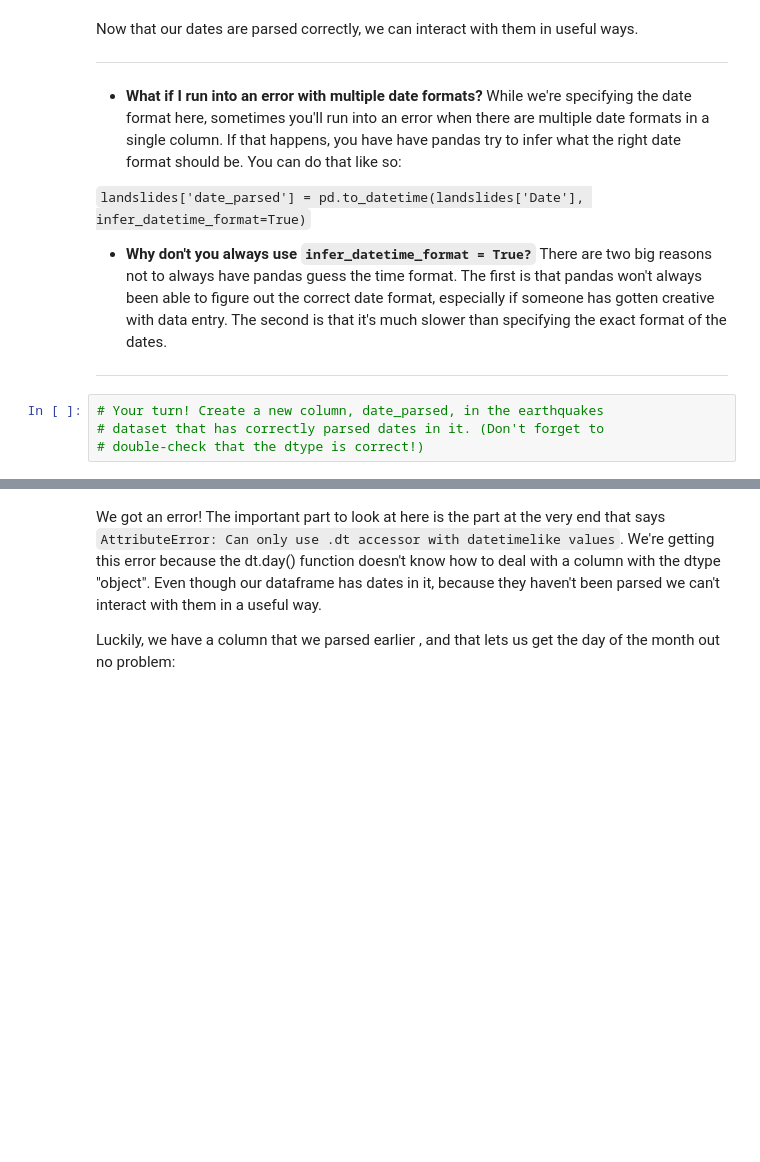
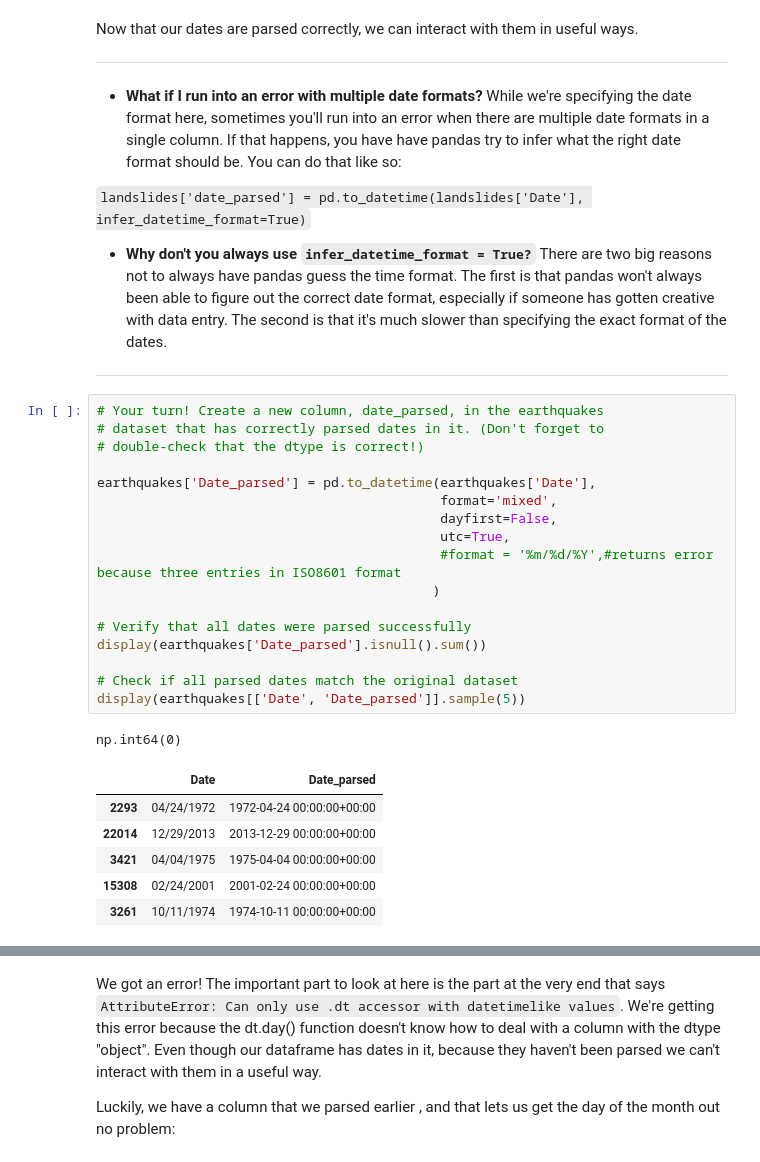
Before and after one commit to jgp-13/kaggle-data-cleaning-challenge, a Jupyter notebook: notebooks/nb3-data-cleaning-challenge-parsing-dates.ipynb, the cells around one changed output, grey strips where cells are left out. Drawn from its saved outputs; the diff is of its cells as text; blank space fills up the shorter version.

```diff
--- a/notebooks/nb3-data-cleaning-challenge-parsing-dates.ipynb
+++ b/notebooks/nb3-data-cleaning-challenge-parsing-dates.ipynb
@@ -102,4 +150,25 @@ ____
 # %%
 # Your turn! Create a new column, date_parsed, in the earthquakes
 # dataset that has correctly parsed dates in it. (Don't forget to
 # double-check that the dtype is correct!)
+
+earthquakes['Date_parsed'] = pd.to_datetime(earthquakes['Date'],
+                                            format='mixed',
+                                            dayfirst=False,
+                                            utc=True,
+                                            #format = '%m/%d/%Y',#returns error because three entries in ISO8601 format
+                                           )
+
+# Verify that all dates were parsed successfully
+display(earthquakes['Date_parsed'].isnull().sum())
+
+# Check if all parsed dates match the original dataset
+display(earthquakes[['Date', 'Date_parsed']].sample(5))
+# %% [output]
+np.int64(0)
+|  | Date | Date_parsed |
+| 2293 | 04/24/1972 | 1972-04-24 00:00:00+00:00 |
+| 22014 | 12/29/2013 | 2013-12-29 00:00:00+00:00 |
+| 3421 | 04/04/1975 | 1975-04-04 00:00:00+00:00 |
+| 15308 | 02/24/2001 | 2001-02-24 00:00:00+00:00 |
+| 3261 | 10/11/1974 | 1974-10-11 00:00:00+00:00 |
```
Also changed, not shown: parts of 27 cells of this notebook, 1 other file.
